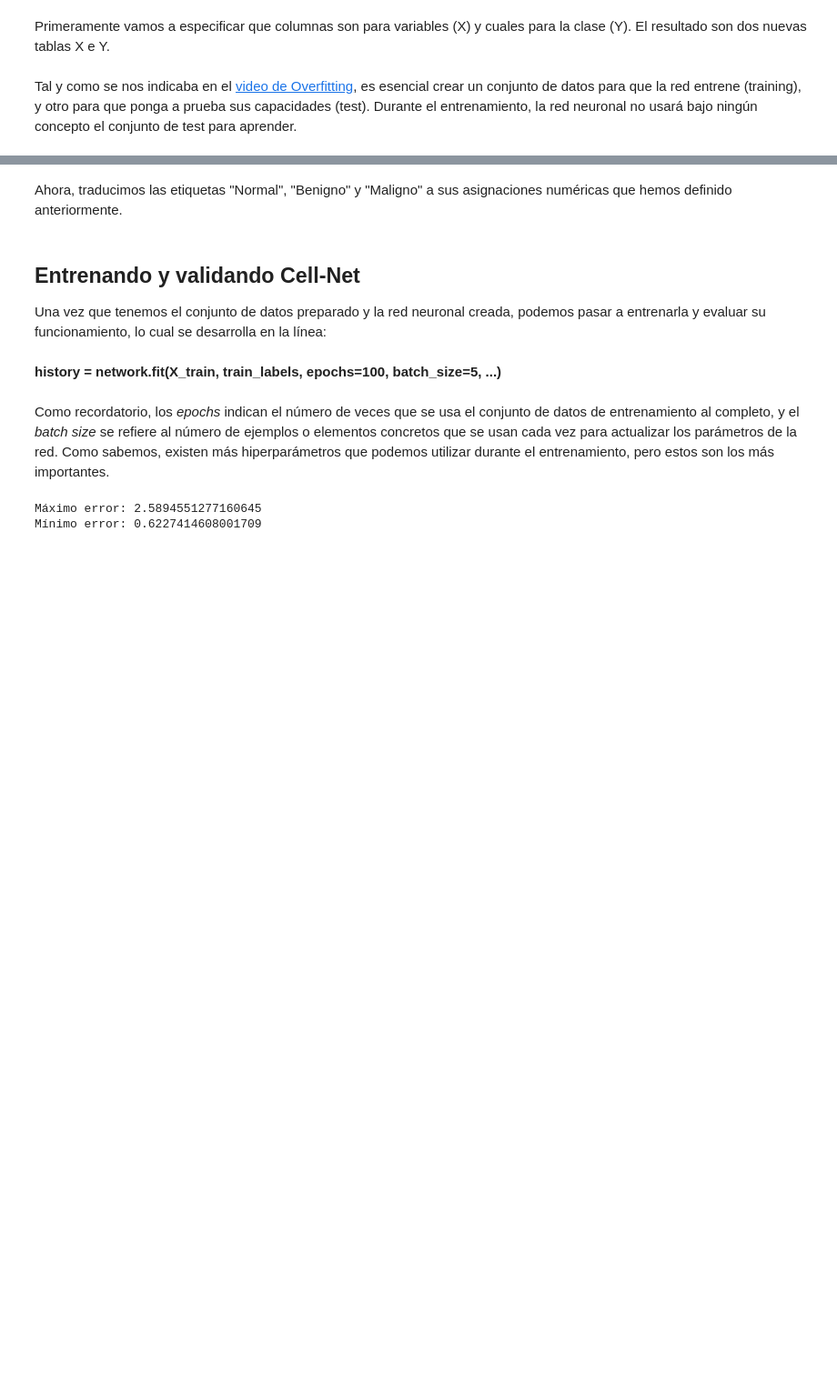
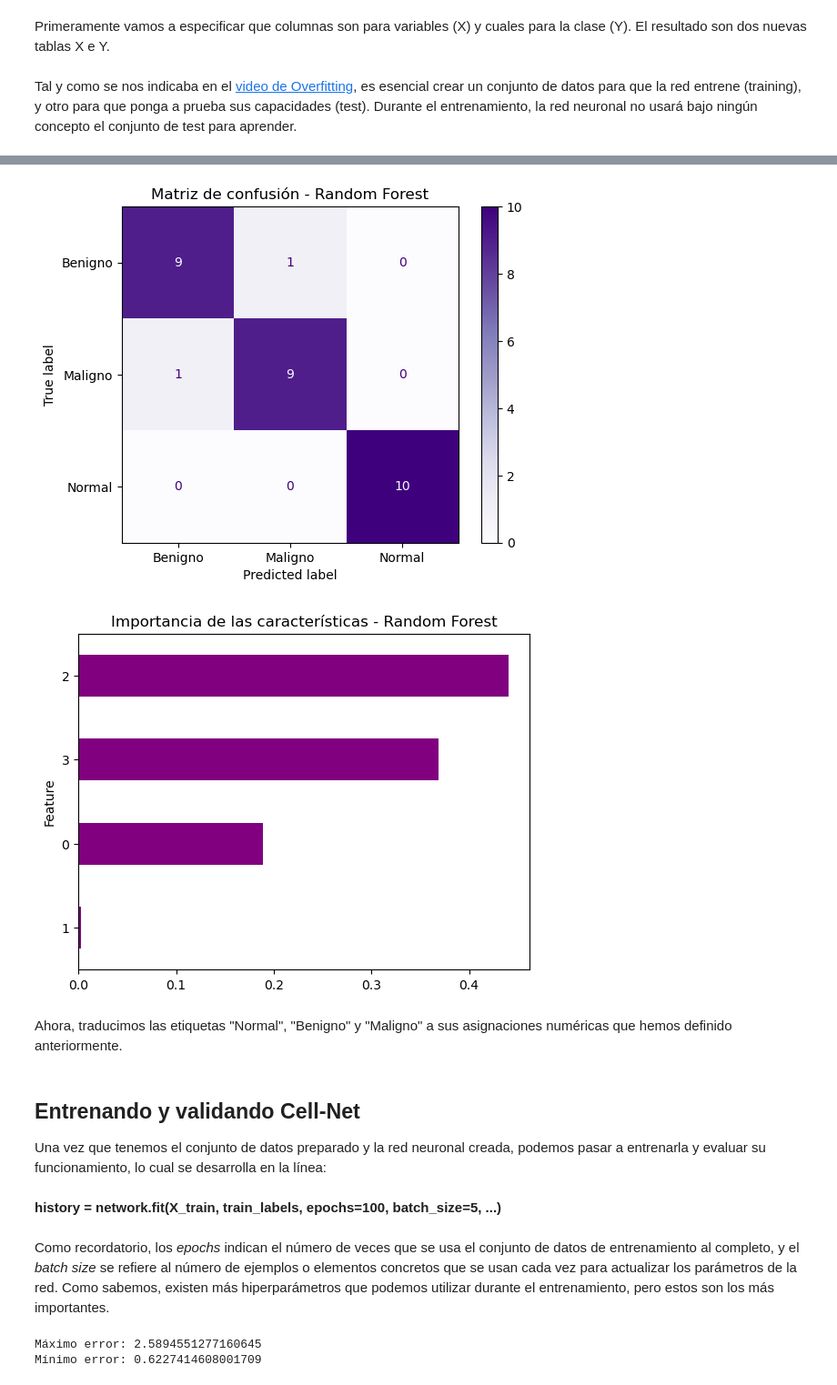
Before and after one commit to koalagordokbron/cell_net_evaluacion_modelos, a Jupyter notebook: Cell_net_Evaluacion_de_modelos.ipynb, the cells around one changed output, grey strips where cells are left out. Shown at 91% size. Saved outputs shown, nothing was run; the diff lists cells and outputs as text; code cells hidden in the pictures; blank space fills up the shorter version.

Commit message:
Tercera parte: investigación de modelos supervisados
Creación de un modelo RandomForestClassifier y evaluación. Falta documentación.

```diff
--- a/Cell_net_Evaluacion_de_modelos.ipynb
+++ b/Cell_net_Evaluacion_de_modelos.ipynb
@@ -110,6 +111,20 @@ def baseline_model():
 	print(model.summary())
 
 	return model
+
+def random_forest_model(estimators=100, seed=SEED, depth=15):
+	model = RandomForestClassifier(
+		n_estimators=estimators,
+		random_state=seed,
+		max_depth=depth
+	)
+
+	return model
+
+def new_model():
+	model = Sequential()
+
+	return model
 # %% [markdown]
 En la parte de evaluación, correspondiente a esta práctica, os porpongo que utilicéis un nuevo algoritmo de ML para compararlo con esta red. Si decidís utilizar una nueva red neuronal, además de la estructura podéis modificar ciertos parámetros de la red y/o del entrenamiento. Veamos un ejemplo de instrucción que crea una capa:
 # %% [markdown]
@@ -303,3 +325,57 @@ Model: "sequential_71"
  Non-trainable params: 0 (0.00 B)
 None
 ... (18 outputs left out)
+# %%
+# TERCERA PARTE: INVESTIGACIÓN DE MODELOS SUPERVISADOS
+
+# dividimos el conjunto de datos
+X_train_rf, X_test_rf, y_train_rf, y_test_rf = train_test_split(
+    X, Y,
+    test_size=0.2,
+    stratify=Y,
+    random_state=SEED,
+    shuffle = True
+)
+
+# creamos el modelo
+model_rf = random_forest_model(350, SEED, 1)
+
+# validación cruzada
+skf = StratifiedKFold(
+    n_splits=5, # 80/20
+    shuffle=True,
+    random_state=SEED
+)
+
+cv_scores = cross_val_score(model_rf, X_train_rf, y_train_rf, cv=skf, scoring='recall_macro')
+
+print('\n---Resultados de la validación cruzada---')
+print(f'Puntuación media: {cv_scores.mean()}')
+print(f'Desviación estándar: {cv_scores.std()}')
+
+# entranimiento del modelo
+model_rf.fit(X_train_rf, y_train_rf)
+
+# predicción
+y_pred_rf = model_rf.predict(X_test_rf)
+
+# evaluación
+print('\n---Resultados del modelo (Random Forest)---')
+print(f'Accuracy: {accuracy_score(y_test_rf, y_pred_rf)}')
+print(classification_report(y_test_rf, y_pred_rf))
+
+# visualización
+cm = confusion_matrix(y_test_rf, y_pred_rf, labels=model_rf.classes_)
+disp = ConfusionMatrixDisplay(confusion_matrix=cm, display_labels=model_rf.classes_)
+disp.plot(cmap=plt.cm.Purples)
+plt.title('Matriz de confusión - Random Forest')
+plt.show()
+
+importances = model_rf.feature_importances_
+feature_names = df.columns.drop(4)
+feature_df = pd.DataFrame({"Feature": feature_names, "Importance": importances})
+feature_df = feature_df.sort_values(by="Importance", ascending=True)
+feature_df.plot(kind="barh", x="Feature", y="Importance", color='purple', legend=False)
+plt.title("Importancia de las características - Random Forest")
+plt.show()
+# %% [output]
@@ -306,3 +397,5 @@ None
+[figure, added]
+[figure, added]
 # %% [markdown]
 Ahora, traducimos las etiquetas "Normal", "Benigno" y "Maligno" a sus asignaciones numéricas que hemos definido anteriormente.
 # %%
```
Also changed, not shown: parts of 6 cells of this notebook, 1 other file.
